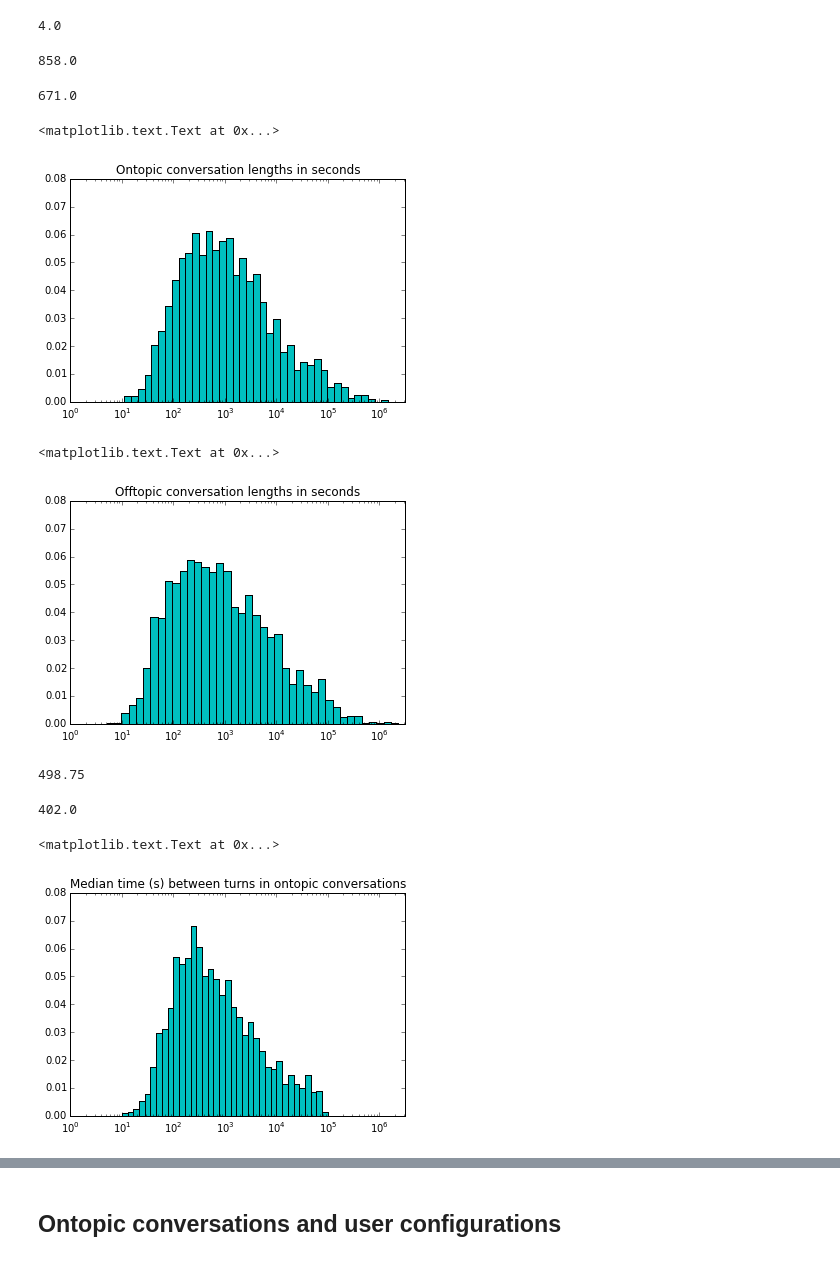
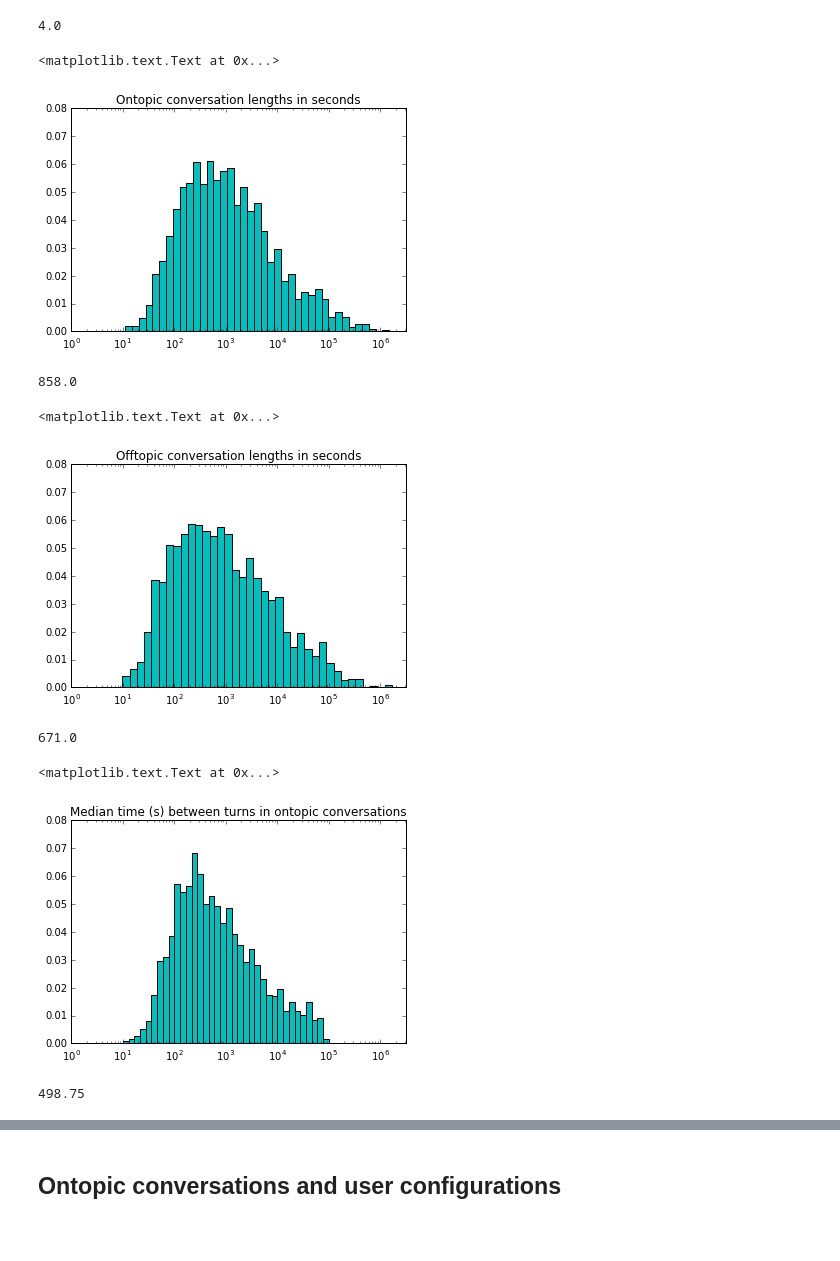
Before and after one commit to marinkala/ReplyNetworks, a Jupyter notebook: bbConversationAnalysisCodedTopic.ipynb, the cells around one changed output, grey strips where cells are left out. Saved outputs shown, nothing was run; the diff lists cells and outputs as text; code cells hidden in the pictures; blank space fills up the shorter version.

```diff
--- a/bbConversationAnalysisCodedTopic.ipynb
+++ b/bbConversationAnalysisCodedTopic.ipynb
@@ -107,6 +107,8 @@ See the caveats in the documentation: http://pandas.pydata.org/pandas-docs/stabl
 convs=temp
 # %%
 convs.to_csv('../data/bbAllFullConvosCodedAWCorrectTimeZone.csv',sep=';')
+# %%
+convs=pd.read_csv('../data/bbAllFullConvosCodedAWCorrectTimeZone.csv',sep=';')
 # %%
 len(convs[convs.ontopicConvo==1])
 # %% [output]
@@ -277,34 +279,30 @@ np.percentile(convs.convSize[convs.ontopicConvo==1], 90)
 np.percentile(convs.convSize[convs.ontopicConvo==0], 90)
 # %% [output]
 4.0
-# %%
-np.median(convs.convoLen[convs.ontopicConvo==1])
-# %% [output]
-858.0
-# %%
-np.median(convs.convoLen[convs.ontopicConvo==0])
-# %% [output]
-671.0
 # %%
-convoLen = convs.convoLen[convs.ontopicConvo==1].dropna().tolist()
-bins=np.logspace(0, int(np.log(max(convoLen))), 100)
+topConvoLen = convs.convoLen[convs.ontopicConvo==1].dropna().tolist()
+bins=np.logspace(0, int(np.log(max(topConvoLen))), 100)
 width=bins[1:]-bins[:-1]
-h, b=np.histogram(convoLen,bins)
+h, b=np.histogram(topConvoLen,bins)
 h=h/float(sum(h))
 plt.bar(b[:-1], h, width, color='c')
 #plt.plot(bins[:-1], fit[:-1]*width, linewidth=2)
 plt.gca().set_xscale("log")
 plt.xlim(xmin=0,xmax=10**6.5)
 plt.ylim(ymin=0, ymax=0.08)
 plt.title('Ontopic conversation lengths in seconds')
 # %% [output]
 <matplotlib.text.Text at 0x...>
-[figure, old version]
+[figure, new version]
+# %%
+np.median(topConvoLen)
+# %% [output]
+858.0
 # %%
-convoLen = convs.convoLen[convs.ontopicConvo==0].dropna().tolist()
-bins=np.logspace(0, int(np.log(max(convoLen))), 100)
+nontopConvoLen = convs.convoLen[convs.ontopicConvo==0].dropna().tolist()
+bins=np.logspace(0, int(np.log(max(nontopConvoLen))), 100)
 width=bins[1:]-bins[:-1]
-h, b=np.histogram(convoLen,bins)
+h, b=np.histogram(nontopConvoLen,bins)
 h=h/float(sum(h))
 plt.bar(b[:-1], h, width, color='c')
 #plt.plot(bins[:-1], fit[:-1]*width, linewidth=2)
@@ -314,20 +312,16 @@ plt.ylim(ymin=0, ymax=0.08)
 plt.title('Offtopic conversation lengths in seconds')
 # %% [output]
 <matplotlib.text.Text at 0x...>
-[figure, old version]
+[figure, new version]
-# %%
-np.median(convs.medianReplyTime[convs.ontopicConvo==1].dropna())
-# %% [output]
-498.75
-# %%
-np.median(convs.medianReplyTime[convs.ontopicConvo==0])
-# %% [output]
-402.0
+# %%
+np.median(nontopConvoLen)
+# %% [output]
+671.0
 # %%
-medRepTime=convs.medianReplyTime[convs.ontopicConvo==1].dropna().tolist()
-bins=np.logspace(0, int(np.log(max(medRepTime))), 100)
+topMedRepTime=convs.medianReplyTime[convs.ontopicConvo==1].dropna().tolist()
+bins=np.logspace(0, int(np.log(max(topMedRepTime))), 100)
 width=bins[1:]-bins[:-1]
-h, b=np.histogram(medRepTime,bins)
+h, b=np.histogram(topMedRepTime,bins)
 h=h/float(sum(h))
 plt.bar(b[:-1], h, width, color='c')
 #plt.plot(bins[:-1], fit[:-1]*width, linewidth=2)
@@ -337,5 +331,9 @@ plt.ylim(ymin=0, ymax=0.08)
 plt.title('Median time (s) between turns in ontopic conversations')
 # %% [output]
 <matplotlib.text.Text at 0x...>
-[figure, old version]
+[figure, new version]
+# %%
+np.median(topMedRepTime)
+# %% [output]
+498.75
 # %%
```
Also changed, not shown: parts of 9 cells of this notebook, 1 other file.
